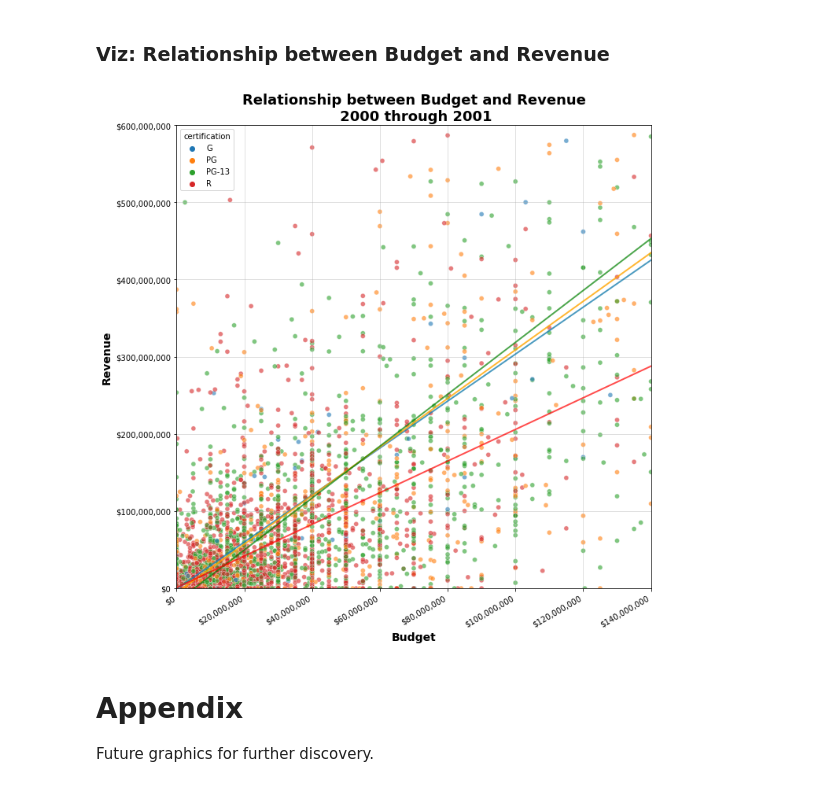
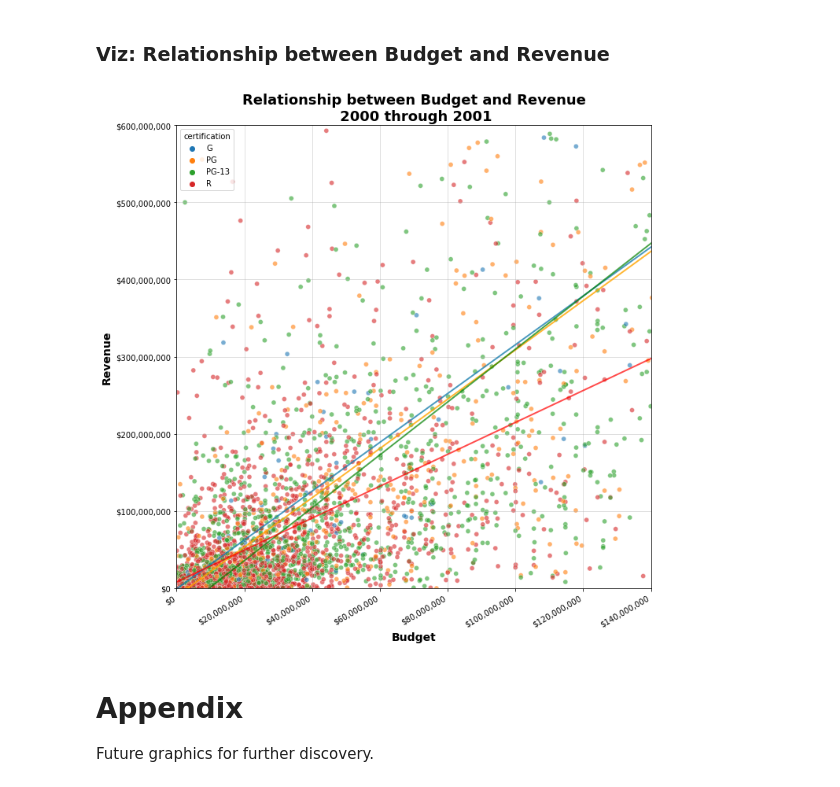
Before and after one commit to msmccann10/PP-movie-database-and-analysis, a Jupyter notebook: 01_Extract_and_Transform.ipynb, the cells around one changed output. Cells and saved outputs as stored; diff of their text form; code cells hidden in the pictures.

```diff
--- a/01_Extract_and_Transform.ipynb
+++ b/01_Extract_and_Transform.ipynb
@@ -367,7 +502,7 @@ ratings.to_csv("data/title_ratings.csv.gz",compression='gzip',index=False)
 # EDA
 # %%
 # Load in data
-tmdb_merged = pd.read_csv("data/tmdb_merged.csv.gz")
+tmdb_merged = pd.read_csv(f"{FOLDER}tmdb_merged.csv.gz")
 # %%
 # Make a copy for visualization purposes
 tmdb_viz = tmdb_merged.copy()
@@ -385,10 +538,10 @@ tmdb_viz.dropna(subset= ['certification'], inplace = True)
 # %%
 # Lets see what our dataset has in terms of budget/revenue data
-budget = tmdb_viz['budget'] > 0
-revenue = tmdb_viz['revenue'] > 0
-either = tmdb_viz[budget | revenue]
+budget = tmdb_viz['budget_adj'] > 0
+revenue = tmdb_viz['revenue_adj'] > 0
+both = tmdb_viz[budget & revenue]
 
 print(f'{budget.sum()} rows have budget information.')
 print(f'{revenue.sum()} rows have revenue information.')
-print(f'{either["imdb_id"].count()} rows have either budget OR revenue information.')
+print(f'{both["tconst"].count()} rows have both budget AND revenue information.')
 # %% [output]
@@ -398,6 +551,6 @@ print(f'{either["imdb_id"].count()} rows have either budget OR revenue informati
 # %%
 # Grab movies with either budget OR revenue information available.
-tmdb_viz = tmdb_viz[budget | revenue]
+tmdb_viz = tmdb_viz[budget & revenue]
 # %% [markdown]
 ### Viz: Distriubution by Rating
 # %%
@@ -489,38 +642,38 @@ fig.tight_layout();
 ### Viz: Relationship between Budget and Revenue
 # %%
 fig, ax = plt.subplots(figsize = (10,10))
-sns.scatterplot(data = tmdb_viz, x = 'budget', y = 'revenue', hue = "certification", alpha = .6);
-sns.regplot(data=tmdb_viz[tmdb_viz['certification'] == 'G'], x = 'budget', y = 'revenue',
+sns.scatterplot(data = tmdb_viz, x = 'budget_adj', y = 'revenue_adj', hue = "certification", alpha = .6);
+sns.regplot(data=tmdb_viz[tmdb_viz['certification'] == 'G'], x = 'budget_adj', y = 'revenue_adj',
             scatter_kws={'s':0}, ci=None,
             line_kws={'color': '#1e81b0', 'lw' : 2, 'alpha' : .8})
-sns.regplot(data=tmdb_viz[tmdb_viz['certification'] == 'PG'], x = 'budget', y = 'revenue',
+sns.regplot(data=tmdb_viz[tmdb_viz['certification'] == 'PG'], x = 'budget_adj', y = 'revenue_adj',
             scatter_kws={'s':0}, ci=None,
             line_kws={'color': "orange", 'lw' : 2, 'alpha' : .8})
-sns.regplot(data=tmdb_viz[tmdb_viz['certification'] == 'PG-13'], x = 'budget', y = 'revenue',
+sns.regplot(data=tmdb_viz[tmdb_viz['certification'] == 'PG-13'], x = 'budget_adj', y = 'revenue_adj',
             scatter_kws={'s':0}, ci=None,
             line_kws={'color': "green", 'lw' : 2, 'alpha' : .7})
-sns.regplot(data=tmdb_viz[tmdb_viz['certification'] == 'R'], x = 'budget', y = 'revenue',
+sns.regplot(data=tmdb_viz[tmdb_viz['certification'] == 'R'], x = 'budget_adj', y = 'revenue_adj',
             scatter_kws={'s':0}, ci=None,
             line_kws={'color': "red", 'lw' : 2, 'alpha' : .7})
 # sns.regplot(data=tmdb_viz[tmdb_viz['certification'] == 'NR'], x = 'budget', y = 'revenue',
 #             scatter_kws={'s':0}, ci=None,
 #             line_kws={'color': "purple", 'lw' : 2, 'alpha' : .7})
 # sns.regplot(data=tmdb_viz[tmdb_viz['certification'] == 'NC-17'], x = 'budget', y = 'revenue',
 #             scatter_kws={'s':0}, ci=None,
 #             line_kws={'color': "brown", 'lw' : 2, 'alpha' : .7})
 plt.title('Relationship between Budget and Revenue\n 2000 through 2001',
              fontsize = 18, weight = 'bold')
 plt.xlabel('Budget', fontsize=14, weight = 'semibold')
 plt.ylabel('Revenue',  fontsize=14, weight = 'semibold')
 ax.xaxis.set_major_formatter(StrMethodFormatter('${x:,.0f}'))
 ax.yaxis.set_major_formatter(StrMethodFormatter('${x:,.0f}'))
 plt.xlim(0,140000000)
 plt.ylim(0,600000000)
 plt.grid(alpha = .5)
 plt.xticks(rotation = 30, ha = 'right')
 fig.tight_layout()
 # %% [output]
-[figure, old version]
+[figure, new version]
 # %% [markdown]
 # Appendix
 Future graphics for further discovery.
```
Also changed, not shown: parts of 67 cells of this notebook, 8 other files.
